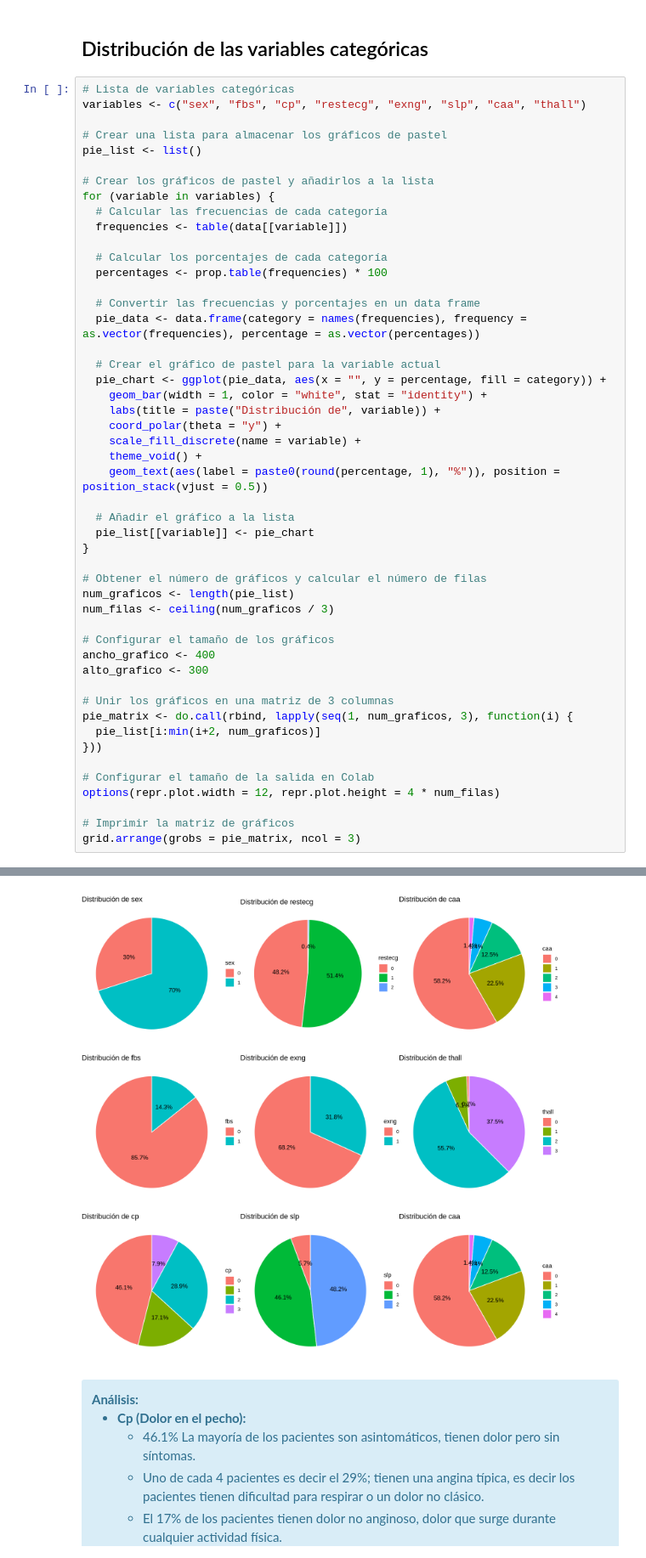
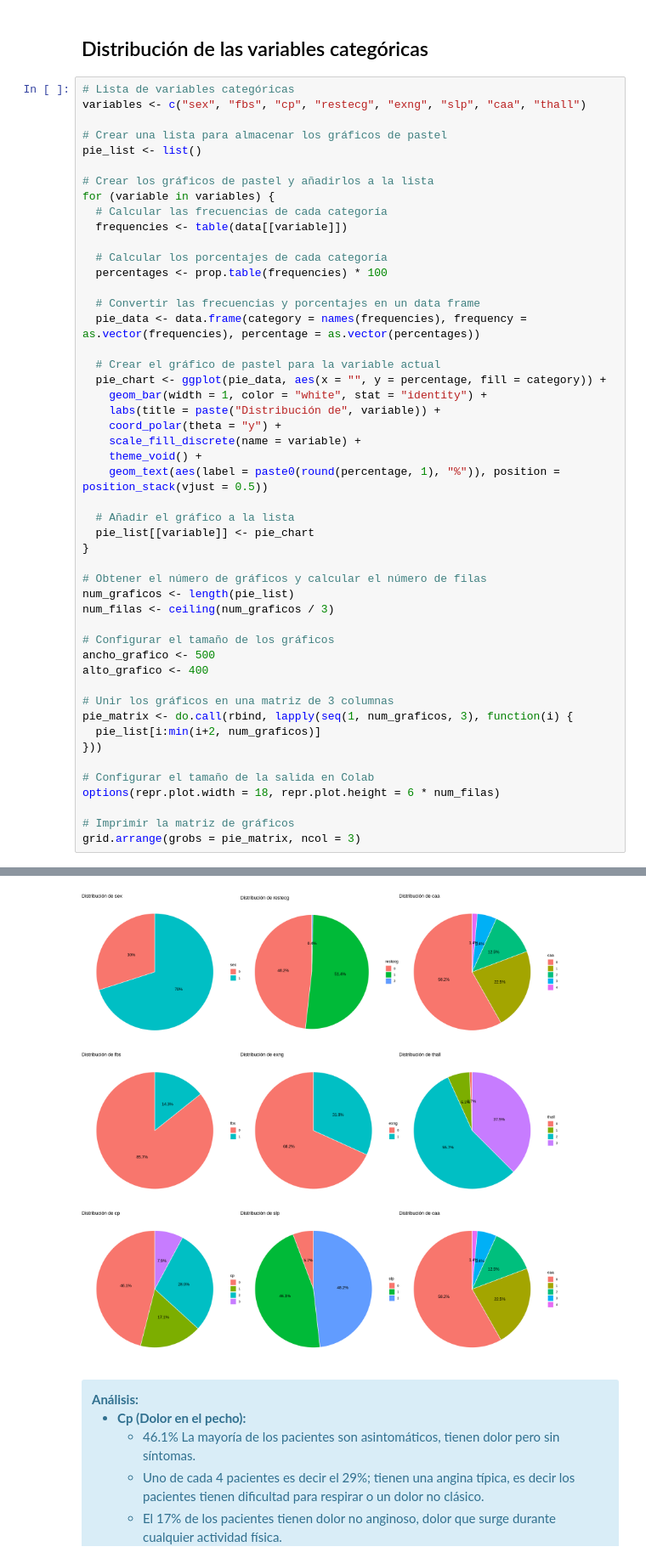
Before and after one commit to gaso/tipilogia_heart-attack-analysis, a Jupyter notebook: analysis.ipynb, the cells around one changed output, grey strips where cells are left out. Shown: that part at 85% size. Saved outputs shown, nothing was run; the diff lists cells and outputs as text.

```diff
--- a/analysis.ipynb
+++ b/analysis.ipynb
@@ -378,37 +378,37 @@ for (variable in variables) {
   pie_chart <- ggplot(pie_data, aes(x = "", y = percentage, fill = category)) +
     geom_bar(width = 1, color = "white", stat = "identity") +
     labs(title = paste("Distribución de", variable)) +
     coord_polar(theta = "y") +
     scale_fill_discrete(name = variable) +
     theme_void() +
     geom_text(aes(label = paste0(round(percentage, 1), "%")), position = position_stack(vjust = 0.5))
 
   # Añadir el gráfico a la lista
   pie_list[[variable]] <- pie_chart
 }
 
 # Obtener el número de gráficos y calcular el número de filas
 num_graficos <- length(pie_list)
 num_filas <- ceiling(num_graficos / 3)
 
 # Configurar el tamaño de los gráficos
-ancho_grafico <- 400
-alto_grafico <- 300
+ancho_grafico <- 500
+alto_grafico <- 400
 
 # Unir los gráficos en una matriz de 3 columnas
 pie_matrix <- do.call(rbind, lapply(seq(1, num_graficos, 3), function(i) {
   pie_list[i:min(i+2, num_graficos)]
 }))
 
 # Configurar el tamaño de la salida en Colab
-options(repr.plot.width = 12, repr.plot.height = 4 * num_filas)
+options(repr.plot.width = 18, repr.plot.height = 6 * num_filas)
 
 # Imprimir la matriz de gráficos
 grid.arrange(grobs = pie_matrix, ncol = 3)
 # %% [output]
 Warning message in (function (..., deparse.level = 1) :
 “number of columns of result is not a multiple of vector length (arg 3)”
-[figure, old version]
+[figure, new version]
 # %% [markdown]
 <div class="alert alert-block alert-info">
   <strong>Análisis:</strong>
```
